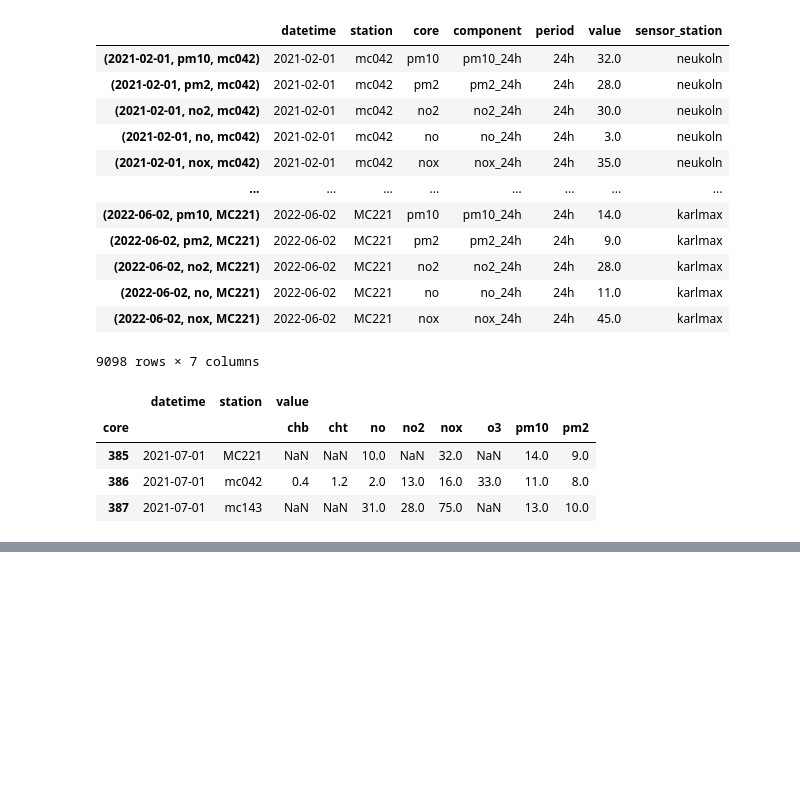
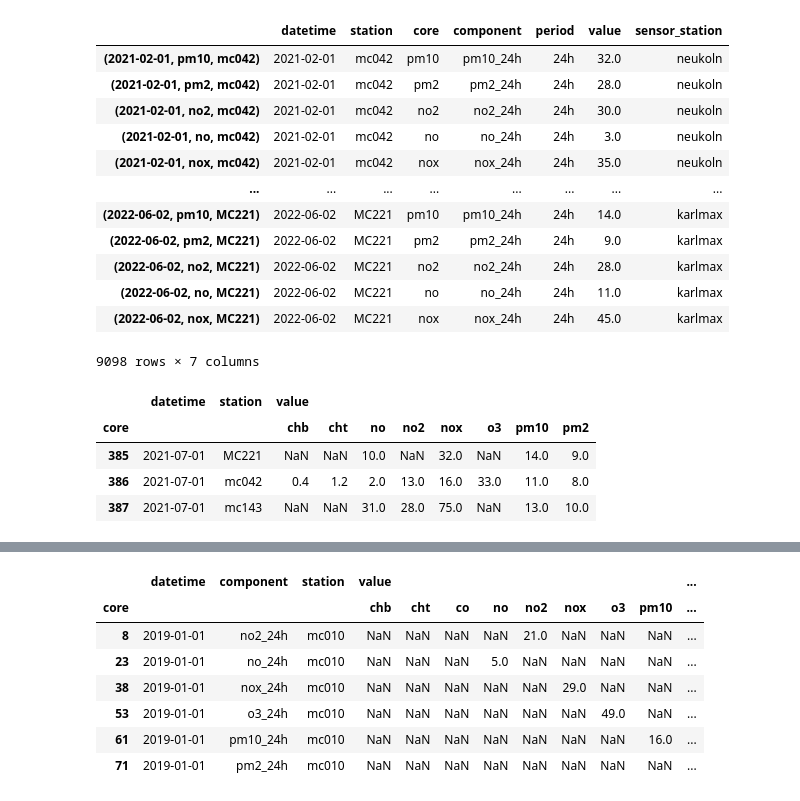
Before and after one commit to irahulcse/ARENA2036, a Jupyter notebook: data_collection.ipynb, the cells around one changed output, grey strips where cells are left out. Saved outputs shown, nothing was run; the diff lists cells and outputs as text; code cells hidden in the pictures; blank space fills up the shorter version.

```diff
--- a/data_collection.ipynb
+++ b/data_collection.ipynb
@@ -616,0 +677,13 @@ temp_data[temp_data.datetime == '2021-07-01']
+# %%
+em_data = emission_data.pivot(index = ['datetime', 'component', 'station'], columns=['core'], values=['value']).reset_index()
+# %%
+em_data[(em_data['datetime'] == '2019-01-01') & (em_data['station'] == 'mc010')]
+# %% [output]
+|  | datetime | component | station | value |  |  |  |  |  |  |  | ... |
+| core |  |  |  | chb | cht | co | no | no2 | nox | o3 | pm10 | ... |
+| 8 | 2019-01-01 | no2_24h | mc010 | NaN | NaN | NaN | NaN | 21.0 | NaN | NaN | NaN | ... |
+| 23 | 2019-01-01 | no_24h | mc010 | NaN | NaN | NaN | 5.0 | NaN | NaN | NaN | NaN | ... |
+| 38 | 2019-01-01 | nox_24h | mc010 | NaN | NaN | NaN | NaN | NaN | 29.0 | NaN | NaN | ... |
+| 53 | 2019-01-01 | o3_24h | mc010 | NaN | NaN | NaN | NaN | NaN | NaN | 49.0 | NaN | ... |
+| 61 | 2019-01-01 | pm10_24h | mc010 | NaN | NaN | NaN | NaN | NaN | NaN | NaN | 16.0 | ... |
+| 71 | 2019-01-01 | pm2_24h | mc010 | NaN | NaN | NaN | NaN | NaN | NaN | NaN | NaN | ... |
```
Also changed, not shown: parts of 22 cells of this notebook, 1 other file.
